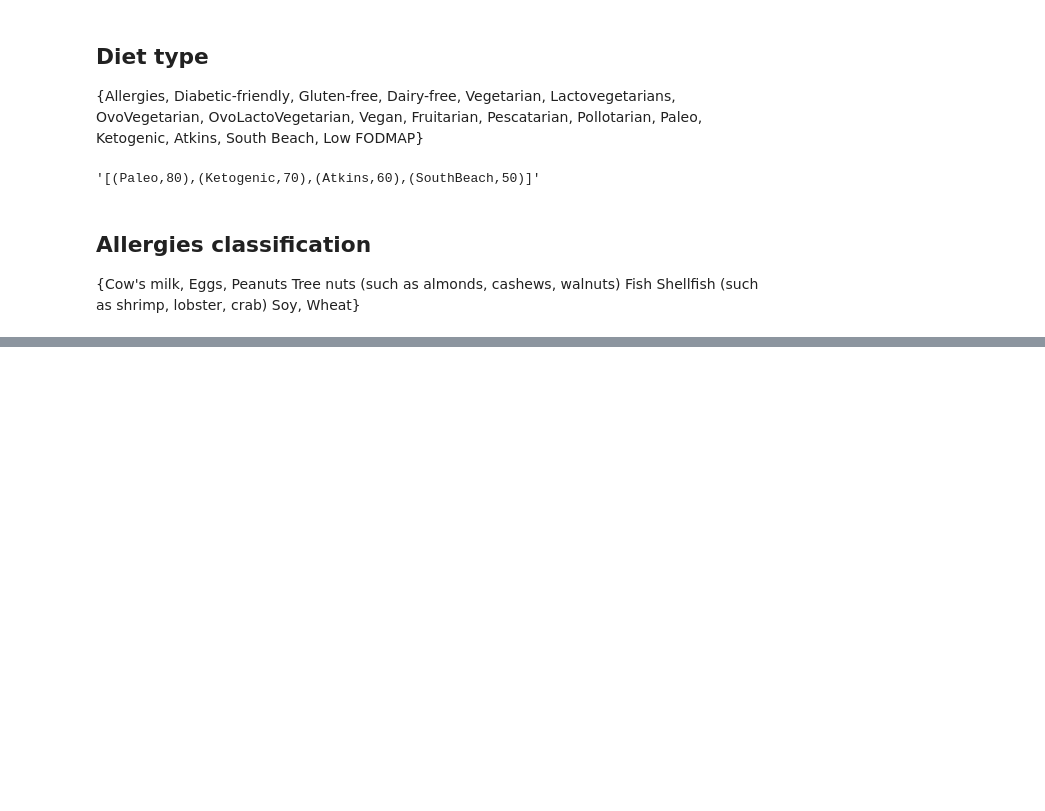
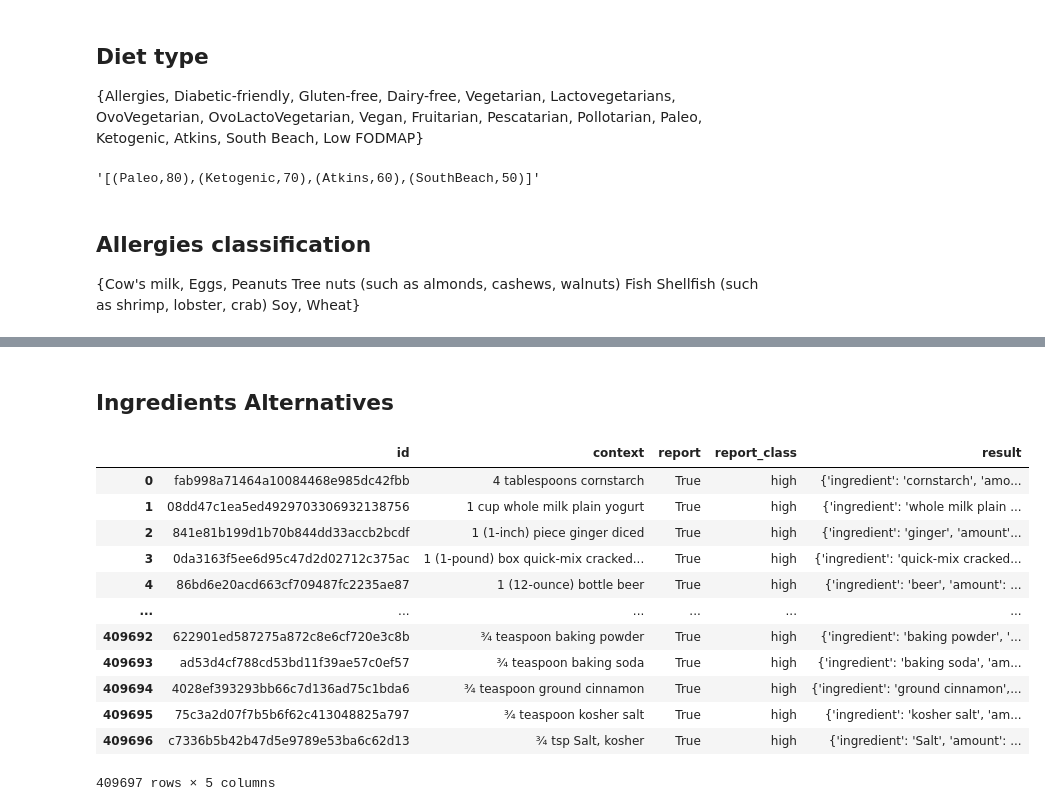
Before and after one commit to eitanlif/FTCA, a Jupyter notebook: recipe_data_enrichment/recipe_classification_summary.ipynb, the cells around one changed output, grey strips where cells are left out. Cells and saved outputs as stored; diff of their text form; code cells hidden in the pictures; blank space fills up the shorter version.

```diff
--- a/recipe_data_enrichment/recipe_classification_summary.ipynb
+++ b/recipe_data_enrichment/recipe_classification_summary.ipynb
@@ -585,0 +1083,20 @@ df_allergy.to_csv('allergy_type_report.csv', index=False)
+# %% [markdown]
+## Ingredients Alternatives
+# %%
+df = pd.read_csv('inference_results_v2.csv')
+# %%
+df
+# %% [output]
+|  | id | context | report | report_class | result |
+| 0 | fab998a71464a10084468e985dc42fbb | 4 tablespoons cornstarch | True | high | {'ingredient': 'cornstarch', 'amo... |
+| 1 | 08dd47c1ea5ed4929703306932138756 | 1 cup whole milk plain yogurt | True | high | {'ingredient': 'whole milk plain ... |
+| 2 | 841e81b199d1b70b844dd33accb2bcdf | 1 (1-inch) piece ginger diced | True | high | {'ingredient': 'ginger', 'amount'... |
+| 3 | 0da3163f5ee6d95c47d2d02712c375ac | 1 (1-pound) box quick-mix cracked... | True | high | {'ingredient': 'quick-mix cracked... |
+| 4 | 86bd6e20acd663cf709487fc2235ae87 | 1 (12-ounce) bottle beer | True | high | {'ingredient': 'beer', 'amount': ... |
+| ... | ... | ... | ... | ... | ... |
+| 409692 | 622901ed587275a872c8e6cf720e3c8b | ¾ teaspoon baking powder | True | high | {'ingredient': 'baking powder', '... |
+| 409693 | ad53d4cf788cd53bd11f39ae57c0ef57 | ¾ teaspoon baking soda | True | high | {'ingredient': 'baking soda', 'am... |
+| 409694 | 4028ef393293bb66c7d136ad75c1bda6 | ¾ teaspoon ground cinnamon | True | high | {'ingredient': 'ground cinnamon',... |
+| 409695 | 75c3a2d07f7b5b6f62c413048825a797 | ¾ teaspoon kosher salt | True | high | {'ingredient': 'kosher salt', 'am... |
+| 409696 | c7336b5b42b47d5e9789e53ba6c62d13 | ¾ tsp Salt, kosher | True | high | {'ingredient': 'Salt', 'amount': ... |
+409697 rows × 5 columns
```
Also changed, not shown: parts of 86 cells of this notebook.
